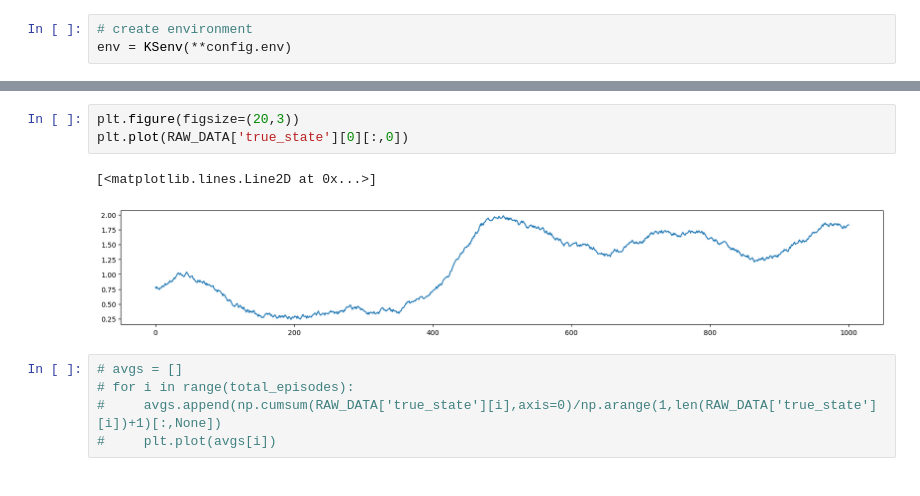
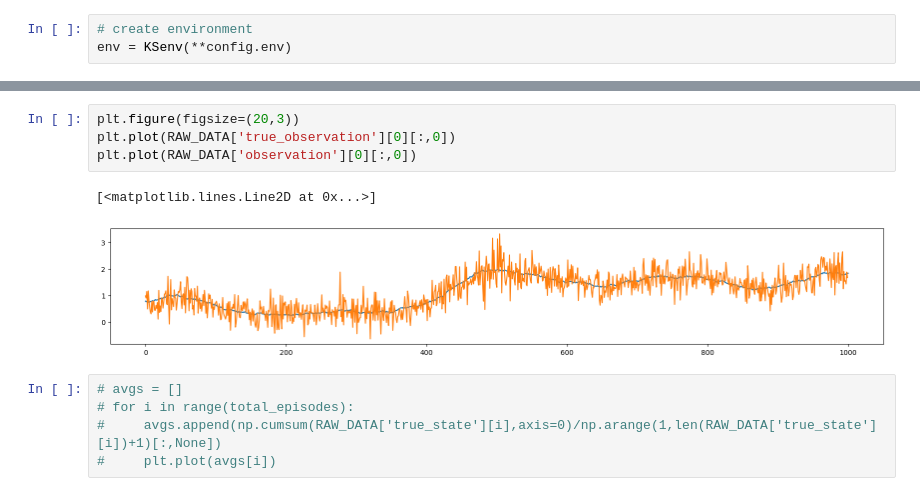
Before and after one commit to MagriLab/DA-RL, a Jupyter notebook: esn_training.ipynb, the cells around one changed output, grey strips where cells are left out. Saved outputs shown, nothing was run; the diff lists cells and outputs as text.

Commit message:
Simple solution for r2 observation

```diff
--- a/esn_training.ipynb
+++ b/esn_training.ipynb
@@ -453,10 +453,11 @@ RAW_DATA['observation'] = obs_arrs
 RAW_DATA['action'] = action_arrs
 # %%
 plt.figure(figsize=(20,3))
-plt.plot(RAW_DATA['true_state'][0][:,0])
+plt.plot(RAW_DATA['true_observation'][0][:,0])
+plt.plot(RAW_DATA['observation'][0][:,0])
 # %% [output]
 [<matplotlib.lines.Line2D at 0x...>]
-[figure, old version]
+[figure, new version]
 # %%
 # avgs = []
 # for i in range(total_episodes):
```
Also changed, not shown: parts of 46 cells of this notebook, 4 other files.
